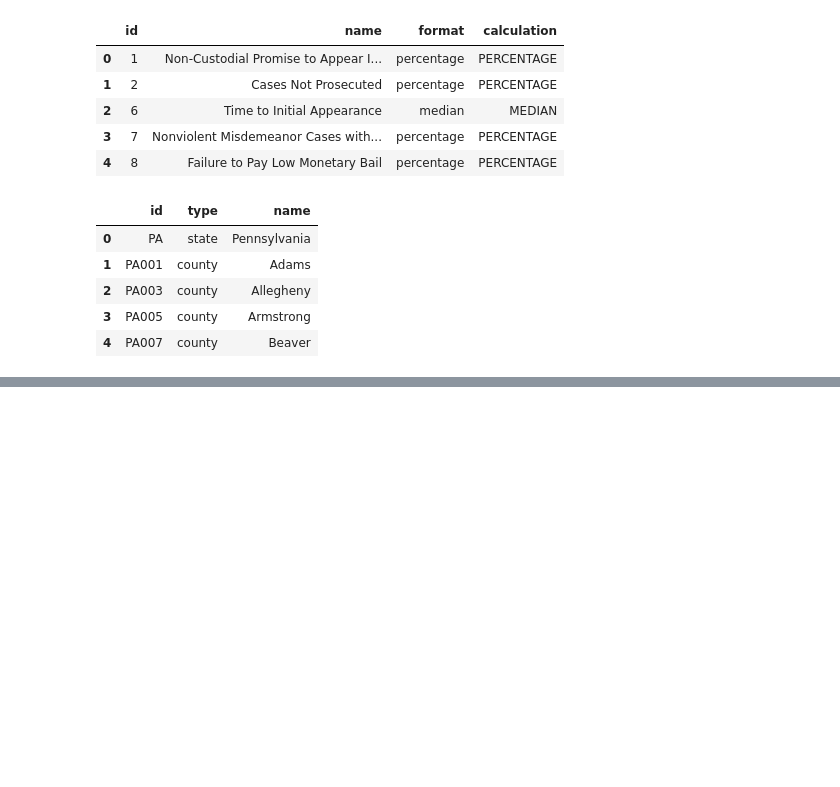
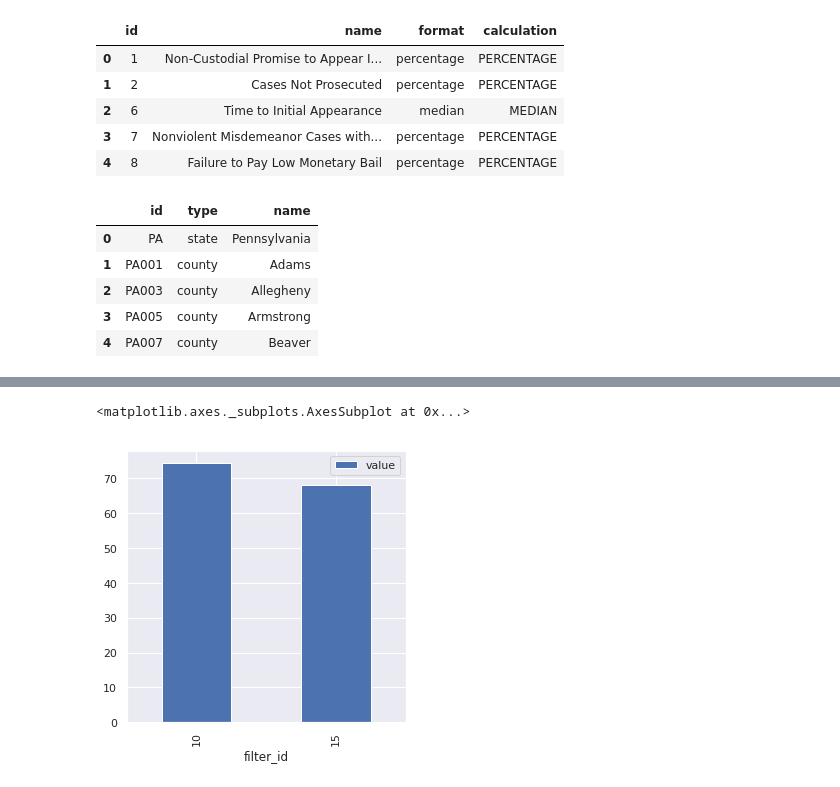
Before and after one commit to cnegrelli/measures-for-justice, a Jupyter notebook: Measures for justice.ipynb, the cells around one changed output, grey strips where cells are left out. Cells and saved outputs as stored; diff of their text form; code cells hidden in the pictures; blank space fills up the shorter version.

```diff
--- a/Measures for justice.ipynb
+++ b/Measures for justice.ipynb
@@ -108,0 +134,5 @@ filters[filters['id'] == 1]
+# %%
+race[race.measure_id == 7].plot(x='filter_id', y='value', kind='bar', figsize=(5,5))
+# %% [output]
+<matplotlib.axes._subplots.AxesSubplot at 0x...>
+[figure, added]
```
Also changed, not shown: parts of 16 cells of this notebook.
